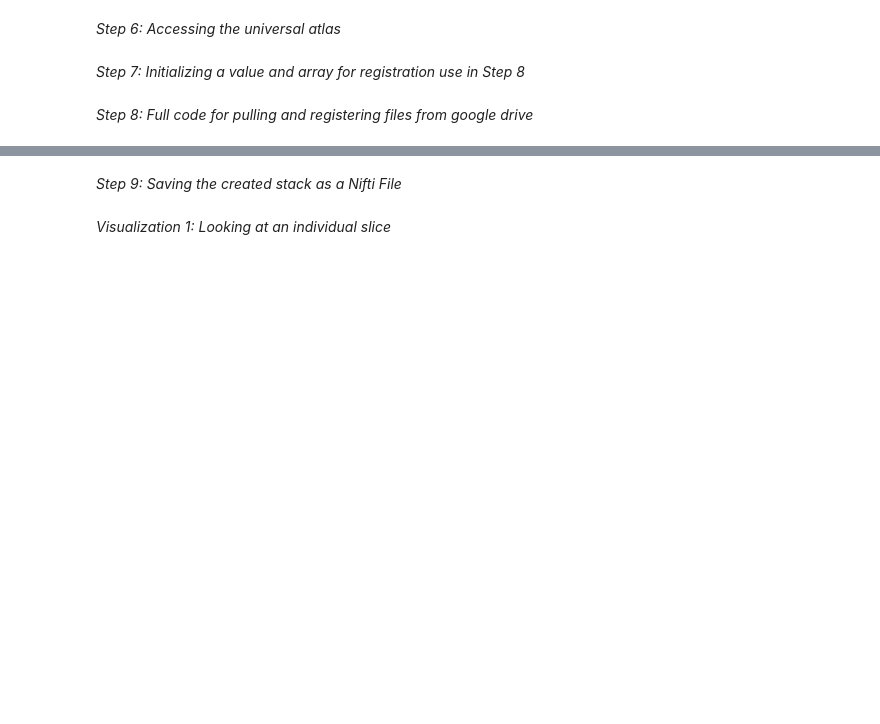
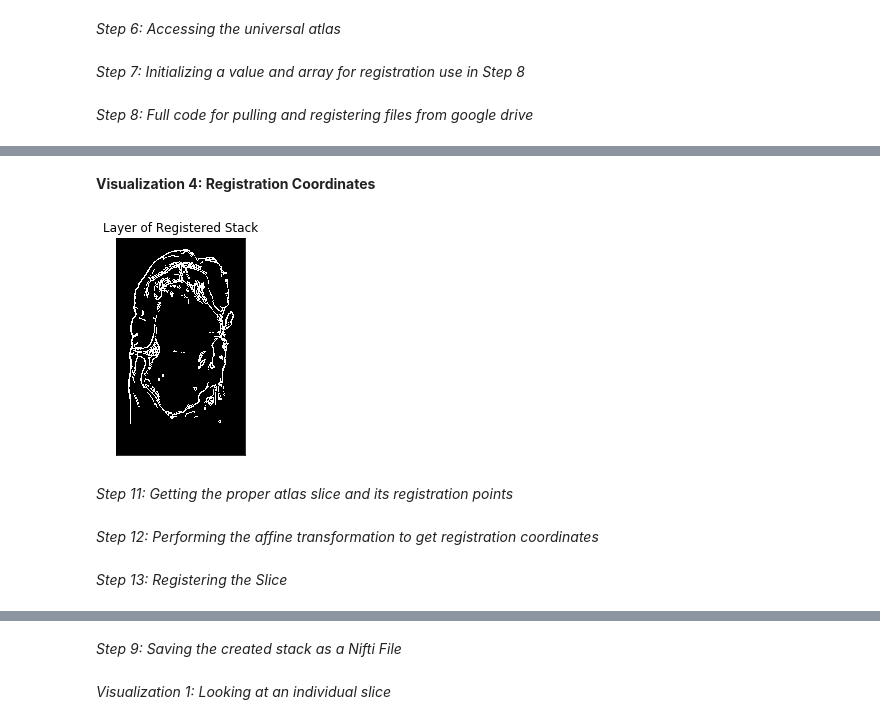
Before and after one commit to Nance-Lab/ifmodels, a Jupyter notebook: scripts/single-registration.ipynb, the cells around one changed output, grey strips where cells are left out. Cells and saved outputs as stored; diff of their text form; code cells hidden in the pictures; blank space fills up the shorter version.

```diff
--- a/scripts/single-registration.ipynb
+++ b/scripts/single-registration.ipynb
@@ -175,0 +190,13 @@ os.remove(new_file_name)
+# %% [markdown]
+__Visualization 4: Registration Coordinates__
+# %%
+plt.imshow(binary, cmap = 'gray')
+plt.title('Layer of Registered Stack')
+plt.xticks([])
+plt.yticks([])
+
+plt.show()
+# %% [output]
+[figure, added]
+# %% [markdown]
+*Step 11: Getting the proper atlas slice and its registration points*
@@ -175,0 +210,2 @@ os.remove(new_file_name)
+# %% [markdown]
+*Step 12: Performing the affine transformation to get registration coordinates*
@@ -175,0 +215,2 @@ os.remove(new_file_name)
+# %% [markdown]
+*Step 13: Registering the Slice*
```
Also changed, not shown: parts of 18 cells of this notebook.
